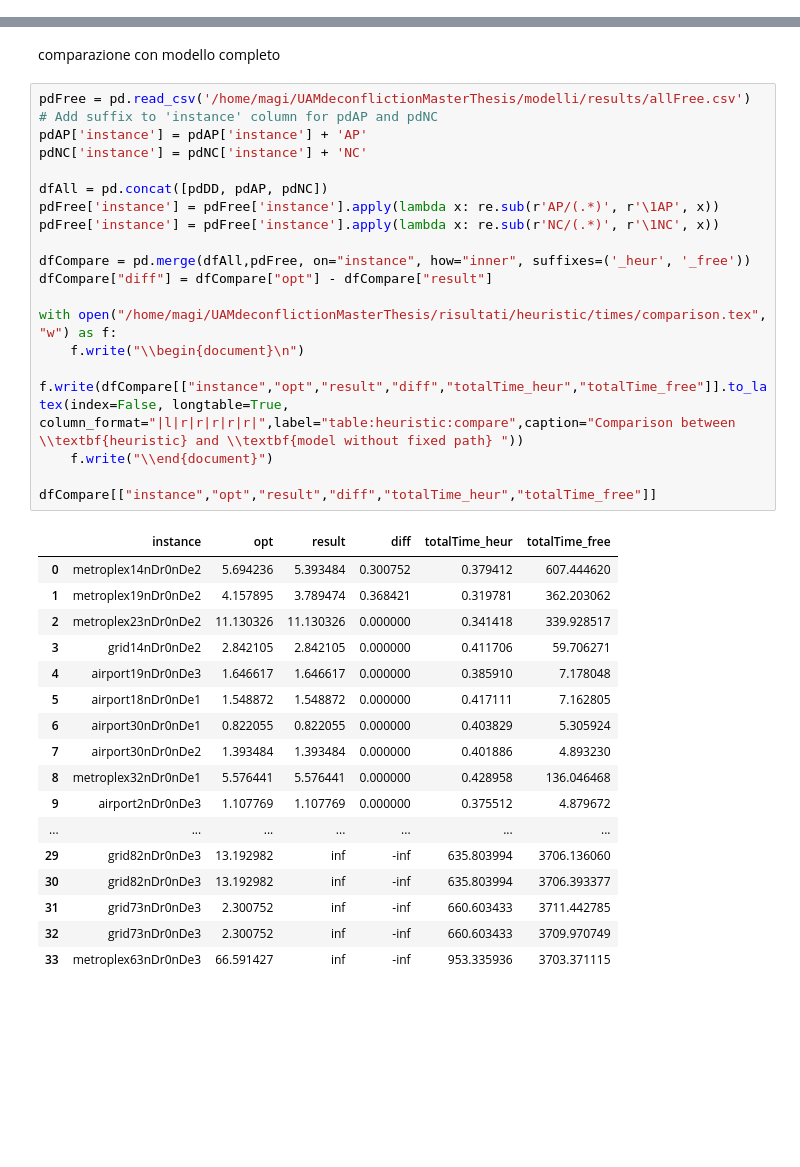
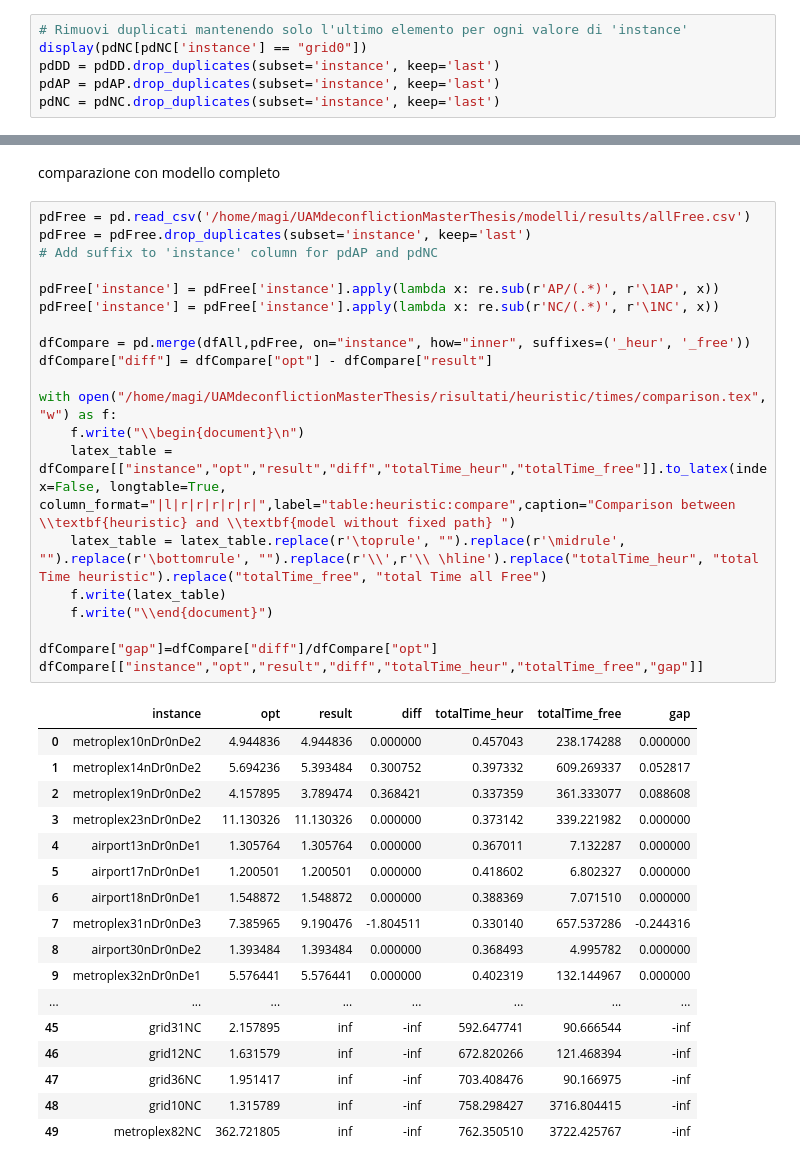
Before and after one commit to Fiden99/UAMdeconflictionMasterThesis, a Jupyter notebook: elaborateTimeHeur.ipynb, the cells around one changed output, grey strips where cells are left out. Drawn from its saved outputs; the diff is of its cells as text; blank space fills up the shorter version.

Commit message:
update results and insert constrain avoidShortcut

```diff
--- a/elaborateTimeHeur.ipynb
+++ b/elaborateTimeHeur.ipynb
@@ -25,0 +11,6 @@ pdNC
+# %%
+# Rimuovi duplicati mantenendo solo l'ultimo elemento per ogni valore di 'instance'
+display(pdNC[pdNC['instance'] == "grid0"])
+pdDD = pdDD.drop_duplicates(subset='instance', keep='last')
+pdAP = pdAP.drop_duplicates(subset='instance', keep='last')
+pdNC = pdNC.drop_duplicates(subset='instance', keep='last')
@@ -218,41 +218,42 @@ with open("/home/magi/UAMdeconflictionMasterThesis/risultati/heuristic/times/Sum
 comparazione con modello completo
 # %%
 pdFree = pd.read_csv('/home/magi/UAMdeconflictionMasterThesis/modelli/results/allFree.csv')
+pdFree = pdFree.drop_duplicates(subset='instance', keep='last')
 # Add suffix to 'instance' column for pdAP and pdNC
-pdAP['instance'] = pdAP['instance'] + 'AP'
-pdNC['instance'] = pdNC['instance'] + 'NC'
 
-dfAll = pd.concat([pdDD, pdAP, pdNC])
 pdFree['instance'] = pdFree['instance'].apply(lambda x: re.sub(r'AP/(.*)', r'\1AP', x))
 pdFree['instance'] = pdFree['instance'].apply(lambda x: re.sub(r'NC/(.*)', r'\1NC', x))
 
 dfCompare = pd.merge(dfAll,pdFree, on="instance", how="inner", suffixes=('_heur', '_free'))
 dfCompare["diff"] = dfCompare["opt"] - dfCompare["result"]
 
 with open("/home/magi/UAMdeconflictionMasterThesis/risultati/heuristic/times/comparison.tex", "w") as f:
     f.write("\\begin{document}\n")
-    f.write(dfCompare[["instance","opt","result","diff","totalTime_heur","totalTime_free"]].to_latex(index=False, longtable=True, column_format="|l|r|r|r|r|r|",label="table:heuristic:compare",caption="Comparison between \\textbf{heuristic} and \\textbf{model without fixed path} "))
+    latex_table = dfCompare[["instance","opt","result","diff","totalTime_heur","totalTime_free"]].to_latex(index=False, longtable=True, column_format="|l|r|r|r|r|r|",label="table:heuristic:compare",caption="Comparison between \\textbf{heuristic} and \\textbf{model without fixed path} ")
+    latex_table = latex_table.replace(r'\toprule', "").replace(r'\midrule', "").replace(r'\bottomrule', "").replace(r'\\',r'\\ \hline').replace("totalTime_heur", "total Time heuristic").replace("totalTime_free", "total Time all Free")
+    f.write(latex_table)
     f.write("\\end{document}")
 
-dfCompare[["instance","opt","result","diff","totalTime_heur","totalTime_free"]]
+dfCompare["gap"]=dfCompare["diff"]/dfCompare["opt"]
+dfCompare[["instance","opt","result","diff","totalTime_heur","totalTime_free","gap"]]
 # %% [output]
-|  | instance | opt | result | diff | totalTime_heur | totalTime_free |
-| 0 | metroplex14nDr0nDe2 | 5.694236 | 5.393484 | 0.300752 | 0.379412 | 607.444620 |
-| 1 | metroplex19nDr0nDe2 | 4.157895 | 3.789474 | 0.368421 | 0.319781 | 362.203062 |
-| 2 | metroplex23nDr0nDe2 | 11.130326 | 11.130326 | 0.000000 | 0.341418 | 339.928517 |
-| 3 | grid14nDr0nDe2 | 2.842105 | 2.842105 | 0.000000 | 0.411706 | 59.706271 |
-| 4 | airport19nDr0nDe3 | 1.646617 | 1.646617 | 0.000000 | 0.385910 | 7.178048 |
-| 5 | airport18nDr0nDe1 | 1.548872 | 1.548872 | 0.000000 | 0.417111 | 7.162805 |
-| 6 | airport30nDr0nDe1 | 0.822055 | 0.822055 | 0.000000 | 0.403829 | 5.305924 |
-| 7 | airport30nDr0nDe2 | 1.393484 | 1.393484 | 0.000000 | 0.401886 | 4.893230 |
-| 8 | metroplex32nDr0nDe1 | 5.576441 | 5.576441 | 0.000000 | 0.428958 | 136.046468 |
-| 9 | airport2nDr0nDe3 | 1.107769 | 1.107769 | 0.000000 | 0.375512 | 4.879672 |
-| ... | ... | ... | ... | ... | ... | ... |
-| 29 | grid82nDr0nDe3 | 13.192982 | inf | -inf | 635.803994 | 3706.136060 |
-| 30 | grid82nDr0nDe3 | 13.192982 | inf | -inf | 635.803994 | 3706.393377 |
-| 31 | grid73nDr0nDe3 | 2.300752 | inf | -inf | 660.603433 | 3711.442785 |
-| 32 | grid73nDr0nDe3 | 2.300752 | inf | -inf | 660.603433 | 3709.970749 |
-| 33 | metroplex63nDr0nDe3 | 66.591427 | inf | -inf | 953.335936 | 3703.371115 |
+|  | instance | opt | result | diff | totalTime_heur | totalTime_free | gap |
+| 0 | metroplex10nDr0nDe2 | 4.944836 | 4.944836 | 0.000000 | 0.457043 | 238.174288 | 0.000000 |
+| 1 | metroplex14nDr0nDe2 | 5.694236 | 5.393484 | 0.300752 | 0.397332 | 609.269337 | 0.052817 |
+| 2 | metroplex19nDr0nDe2 | 4.157895 | 3.789474 | 0.368421 | 0.337359 | 361.333077 | 0.088608 |
+| 3 | metroplex23nDr0nDe2 | 11.130326 | 11.130326 | 0.000000 | 0.373142 | 339.221982 | 0.000000 |
+| 4 | airport13nDr0nDe1 | 1.305764 | 1.305764 | 0.000000 | 0.367011 | 7.132287 | 0.000000 |
+| 5 | airport17nDr0nDe1 | 1.200501 | 1.200501 | 0.000000 | 0.418602 | 6.802327 | 0.000000 |
+| 6 | airport18nDr0nDe1 | 1.548872 | 1.548872 | 0.000000 | 0.388369 | 7.071510 | 0.000000 |
+| 7 | metroplex31nDr0nDe3 | 7.385965 | 9.190476 | -1.804511 | 0.330140 | 657.537286 | -0.244316 |
+| 8 | airport30nDr0nDe2 | 1.393484 | 1.393484 | 0.000000 | 0.368493 | 4.995782 | 0.000000 |
+| 9 | metroplex32nDr0nDe1 | 5.576441 | 5.576441 | 0.000000 | 0.402319 | 132.144967 | 0.000000 |
+| ... | ... | ... | ... | ... | ... | ... | ... |
+| 45 | grid31NC | 2.157895 | inf | -inf | 592.647741 | 90.666544 | -inf |
+| 46 | grid12NC | 1.631579 | inf | -inf | 672.820266 | 121.468394 | -inf |
+| 47 | grid36NC | 1.951417 | inf | -inf | 703.408476 | 90.166975 | -inf |
+| 48 | grid10NC | 1.315789 | inf | -inf | 758.298427 | 3716.804415 | -inf |
+| 49 | metroplex82NC | 362.721805 | inf | -inf | 762.350510 | 3722.425767 | -inf |
 # %%
 ax = pdDD.hist(column="nIter", bins=21)
 ax[0][0].set_xlabel('nIter')
```
Also changed, not shown: parts of 6 cells of this notebook, 56 other files.
